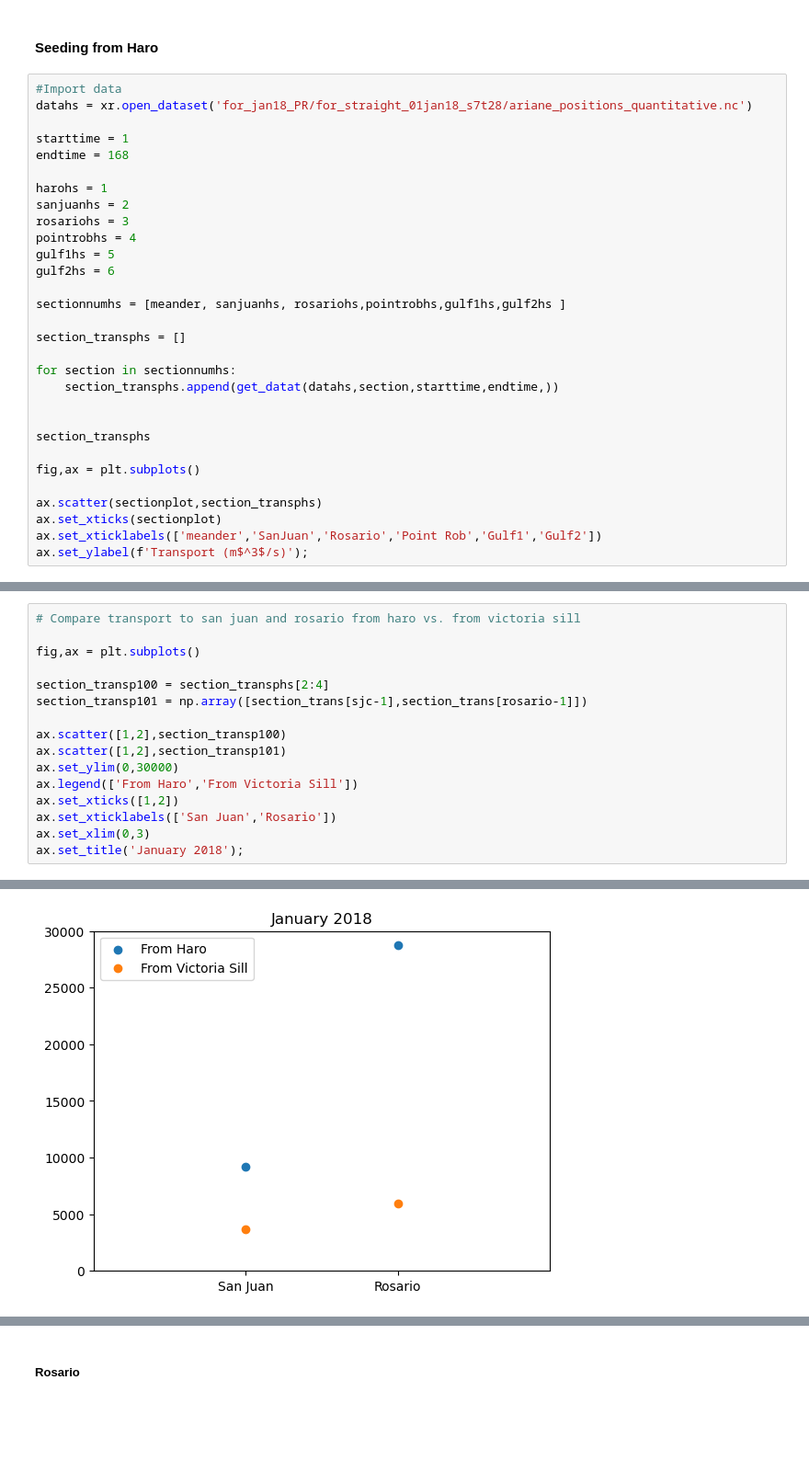
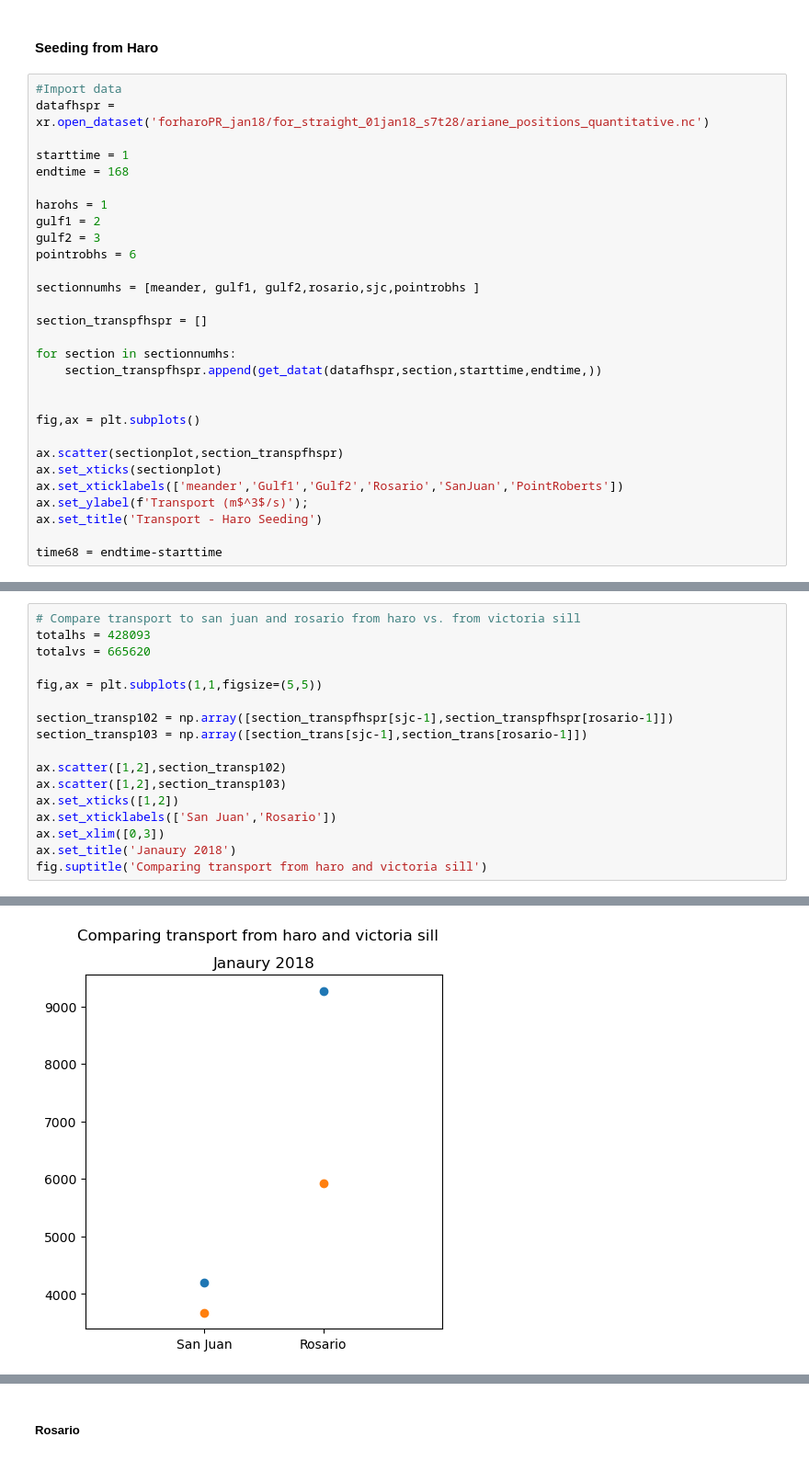
Before and after one commit to SalishSeaCast/analysis-camryn, a Jupyter notebook: Ariane/Transport.ipynb, the cells around one changed output, grey strips where cells are left out. Shown at 92% size. Saved outputs shown, nothing was run; the diff lists cells and outputs as text; blank space fills up the shorter version.

```diff
--- a/Ariane/Transport.ipynb
+++ b/Ariane/Transport.ipynb
@@ -462,32 +696,31 @@ ax[1].set_title(f'Transport = {np.round(section_transb3[sjc-1])} m$^3$/s');
 #### Seeding from Haro
 # %%
 #Import data
-datahs = xr.open_dataset('for_jan18_PR/for_straight_01jan18_s7t28/ariane_positions_quantitative.nc')
+datafhspr = xr.open_dataset('forharoPR_jan18/for_straight_01jan18_s7t28/ariane_positions_quantitative.nc')
 
 starttime = 1
 endtime = 168
 
 harohs = 1
-sanjuanhs = 2
-rosariohs = 3
-pointrobhs = 4
-gulf1hs = 5
-gulf2hs = 6
+gulf1 = 2
+gulf2 = 3
+pointrobhs = 6
 
-sectionnumhs = [meander, sanjuanhs, rosariohs,pointrobhs,gulf1hs,gulf2hs ]
+sectionnumhs = [meander, gulf1, gulf2,rosario,sjc,pointrobhs ]
 
-section_transphs = []
+section_transpfhspr = []
 
 for section in sectionnumhs:
-    section_transphs.append(get_datat(datahs,section,starttime,endtime,))
+    section_transpfhspr.append(get_datat(datafhspr,section,starttime,endtime,))
 
-
-section_transphs
 
 fig,ax = plt.subplots()
 
-ax.scatter(sectionplot,section_transphs)
+ax.scatter(sectionplot,section_transpfhspr)
 ax.set_xticks(sectionplot)
-ax.set_xticklabels(['meander','SanJuan','Rosario','Point Rob','Gulf1','Gulf2'])
+ax.set_xticklabels(['meander','Gulf1','Gulf2','Rosario','SanJuan','PointRoberts'])
 ax.set_ylabel(f'Transport (m$^3$/s)');
+ax.set_title('Transport - Haro Seeding')
+
+time68 = endtime-starttime
 # %% [output]
@@ -495,17 +728,18 @@ ax.set_ylabel(f'Transport (m$^3$/s)');
 # %%
 # Compare transport to san juan and rosario from haro vs. from victoria sill
+totalhs = 428093
+totalvs = 665620
 
-fig,ax = plt.subplots()
+fig,ax = plt.subplots(1,1,figsize=(5,5))
 
-section_transp100 = section_transphs[2:4]
-section_transp101 = np.array([section_trans[sjc-1],section_trans[rosario-1]])
+section_transp102 = np.array([section_transpfhspr[sjc-1],section_transpfhspr[rosario-1]])
+section_transp103 = np.array([section_trans[sjc-1],section_trans[rosario-1]])
 
-ax.scatter([1,2],section_transp100)
-ax.scatter([1,2],section_transp101)
-ax.set_ylim(0,30000)
-ax.legend(['From Haro','From Victoria Sill'])
+ax.scatter([1,2],section_transp102)
+ax.scatter([1,2],section_transp103)
 ax.set_xticks([1,2])
 ax.set_xticklabels(['San Juan','Rosario'])
-ax.set_xlim(0,3)
-ax.set_title('January 2018');
+ax.set_xlim([0,3])
+ax.set_title('Janaury 2018')
+fig.suptitle('Comparing transport from haro and victoria sill')
 # %% [output]
@@ -512,2 +747,2 @@ ax.set_title('January 2018');
-[figure, old version]
+[figure, new version]
 # %% [markdown]
```
Also changed, not shown: parts of 200 cells of this notebook, 2 other files.
